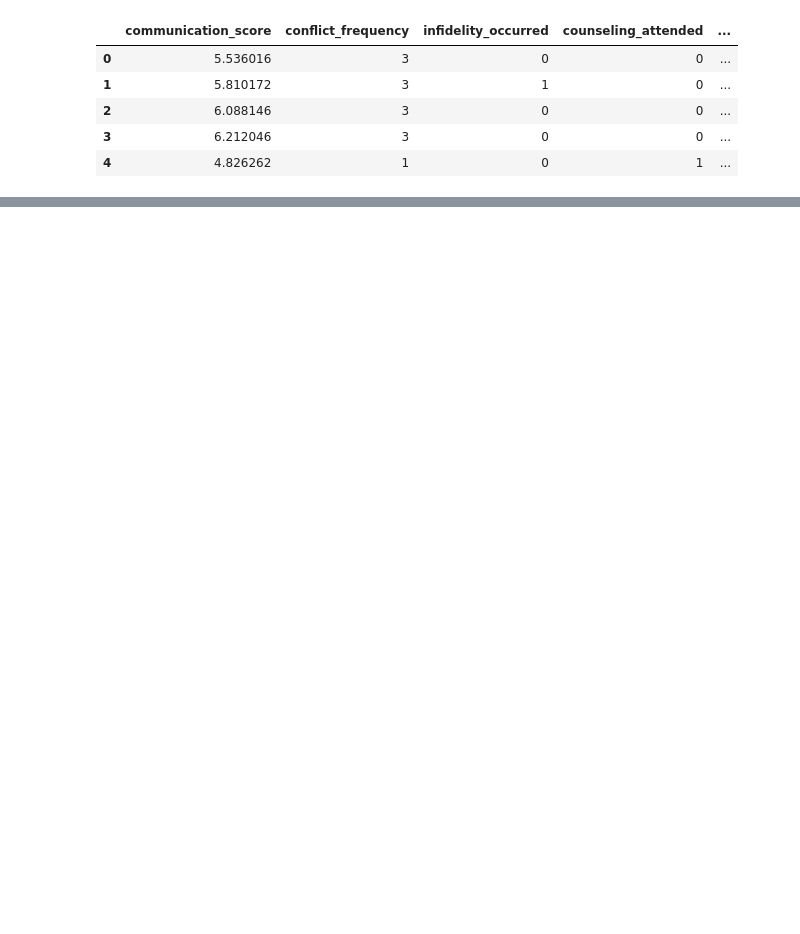
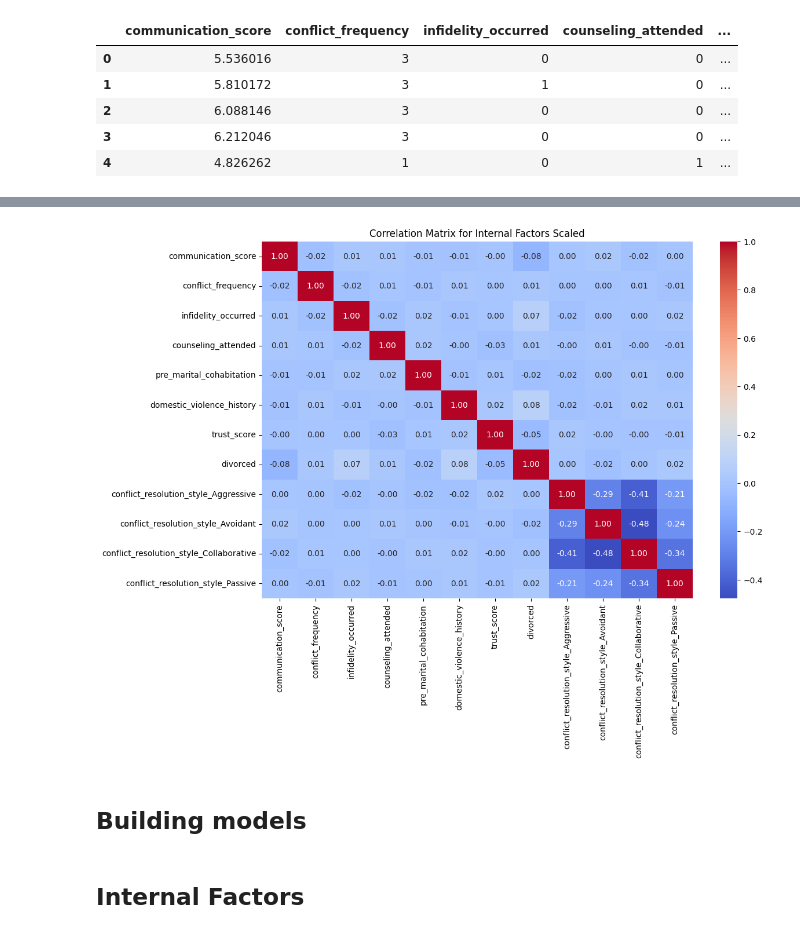
Before and after one commit to rowandama/Divorce-Summative, a Jupyter notebook: evie_test.ipynb, the cells around one changed output, grey strips where cells are left out. Drawn from its saved outputs; the diff is of its cells as text; code cells hidden in the pictures; blank space fills up the shorter version.

```diff
--- a/evie_test.ipynb
+++ b/evie_test.ipynb
@@ -120,5 +125,0 @@ structural_factors.head()
-# %%
-internal_factors[['communication_score', 'conflict_frequency', 'trust_score']] = scaler.fit_transform(
-    internal_factors[['communication_score', 'conflict_frequency', 'trust_score']]
-)
-internal_factors.head()
@@ -131,0 +154,7 @@ internal_factors.head()
+# %%
+# scaling internal factors
+internal_factors_scaled = internal_factors.copy()
+columns_to_scale = ['communication_score', 'conflict_frequency', 'trust_score']
+internal_factors_scaled[columns_to_scale] = scaler.fit_transform(internal_factors_scaled[columns_to_scale])
+
+internal_factors_scaled.head()
@@ -131,0 +168,11 @@ internal_factors.head()
+# %%
+# correlation matrix for internal factors
+corr_matrix_internal = internal_factors_scaled.corr()
+plt.figure(figsize=(12,8))
+sns.heatmap(corr_matrix_internal, annot=True, fmt=".2f", cmap='coolwarm')
+plt.title('Correlation Matrix for Internal Factors Scaled')
+plt.show()
+# %% [output]
+[figure, added]
+# %% [markdown]
+## Building models
@@ -131,0 +181,2 @@ internal_factors.head()
+# %% [markdown]
+## Internal Factors
```
Also changed, not shown: parts of 19 cells of this notebook, 1 other file.
